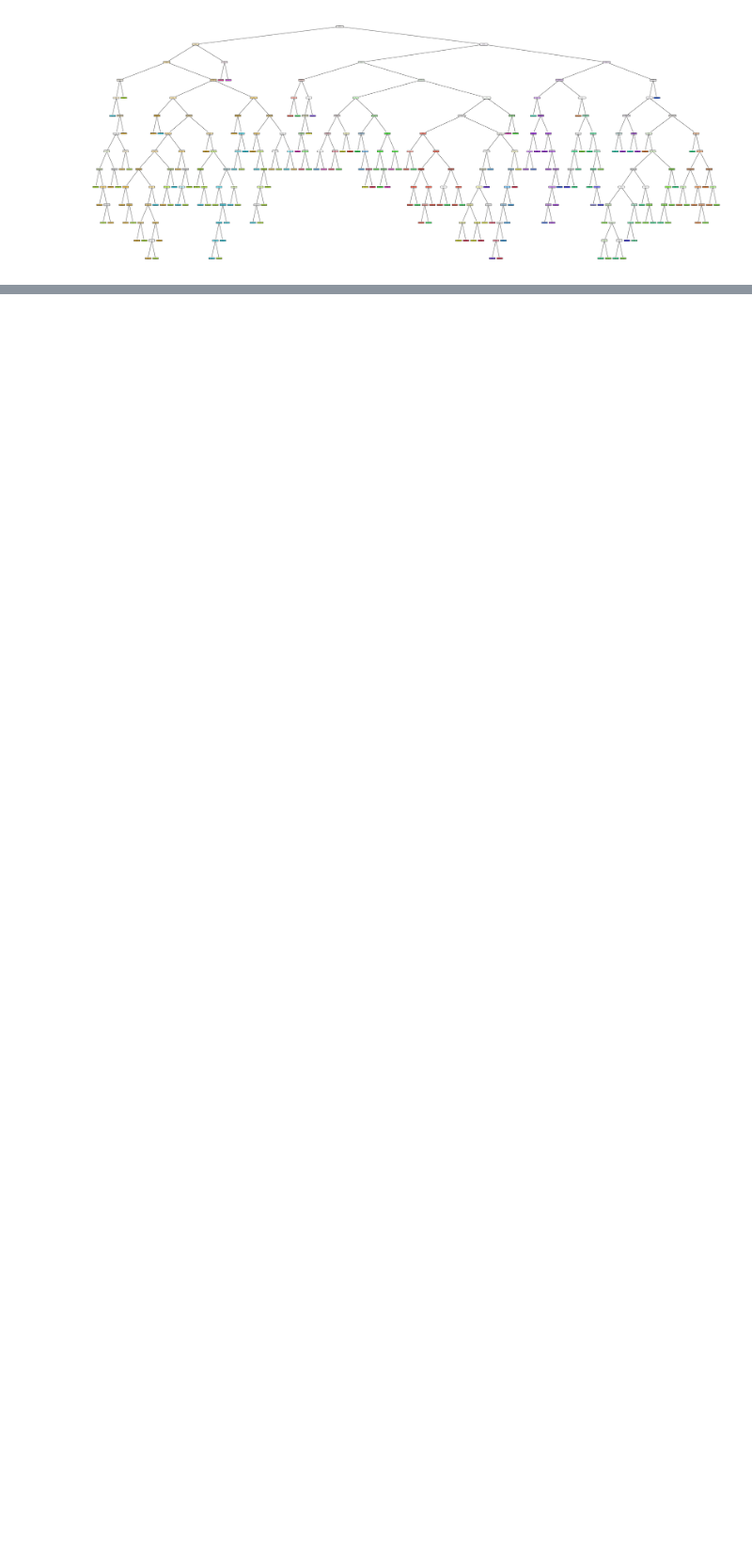
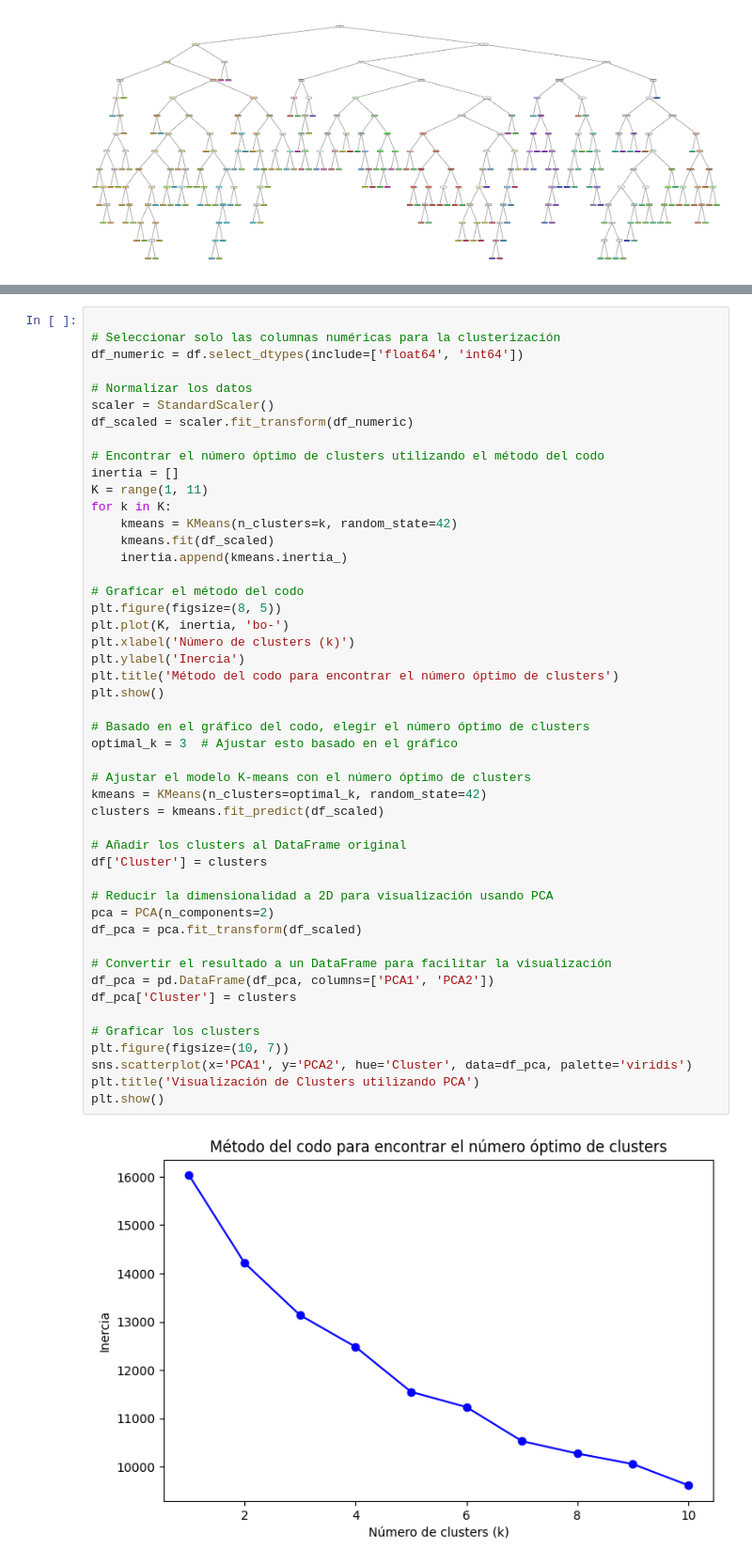
Before and after one commit to Reissuji/Datasets, a Jupyter notebook: 3. ML_Tryhard.ipynb, the cells around one changed output, grey strips where cells are left out. Shown at 94% size. Drawn from its saved outputs; the diff is of its cells as text; blank space fills up the shorter version.

Commit message:
Update y modelos

```diff
--- a/3. ML_Tryhard.ipynb
+++ b/3. ML_Tryhard.ipynb
@@ -394,0 +475,50 @@ Classification Report:
+# %%
+
+# Seleccionar solo las columnas numéricas para la clusterización
+df_numeric = df.select_dtypes(include=['float64', 'int64'])
+
+# Normalizar los datos
+scaler = StandardScaler()
+df_scaled = scaler.fit_transform(df_numeric)
+
+# Encontrar el número óptimo de clusters utilizando el método del codo
+inertia = []
+K = range(1, 11)
+for k in K:
+    kmeans = KMeans(n_clusters=k, random_state=42)
+    kmeans.fit(df_scaled)
+    inertia.append(kmeans.inertia_)
+
+# Graficar el método del codo
+plt.figure(figsize=(8, 5))
+plt.plot(K, inertia, 'bo-')
+plt.xlabel('Número de clusters (k)')
+plt.ylabel('Inercia')
+plt.title('Método del codo para encontrar el número óptimo de clusters')
+plt.show()
+
+# Basado en el gráfico del codo, elegir el número óptimo de clusters
+optimal_k = 3  # Ajustar esto basado en el gráfico
+
+# Ajustar el modelo K-means con el número óptimo de clusters
+kmeans = KMeans(n_clusters=optimal_k, random_state=42)
+clusters = kmeans.fit_predict(df_scaled)
+
+# Añadir los clusters al DataFrame original
+df['Cluster'] = clusters
+
+# Reducir la dimensionalidad a 2D para visualización usando PCA
+pca = PCA(n_components=2)
+df_pca = pca.fit_transform(df_scaled)
+
+# Convertir el resultado a un DataFrame para facilitar la visualización
+df_pca = pd.DataFrame(df_pca, columns=['PCA1', 'PCA2'])
+df_pca['Cluster'] = clusters
+
+# Graficar los clusters
+plt.figure(figsize=(10, 7))
+sns.scatterplot(x='PCA1', y='PCA2', hue='Cluster', data=df_pca, palette='viridis')
+plt.title('Visualización de Clusters utilizando PCA')
+plt.show()
+# %% [output]
+[figure, added]
```
Also changed, not shown: parts of 10 cells of this notebook, 8 other files.
